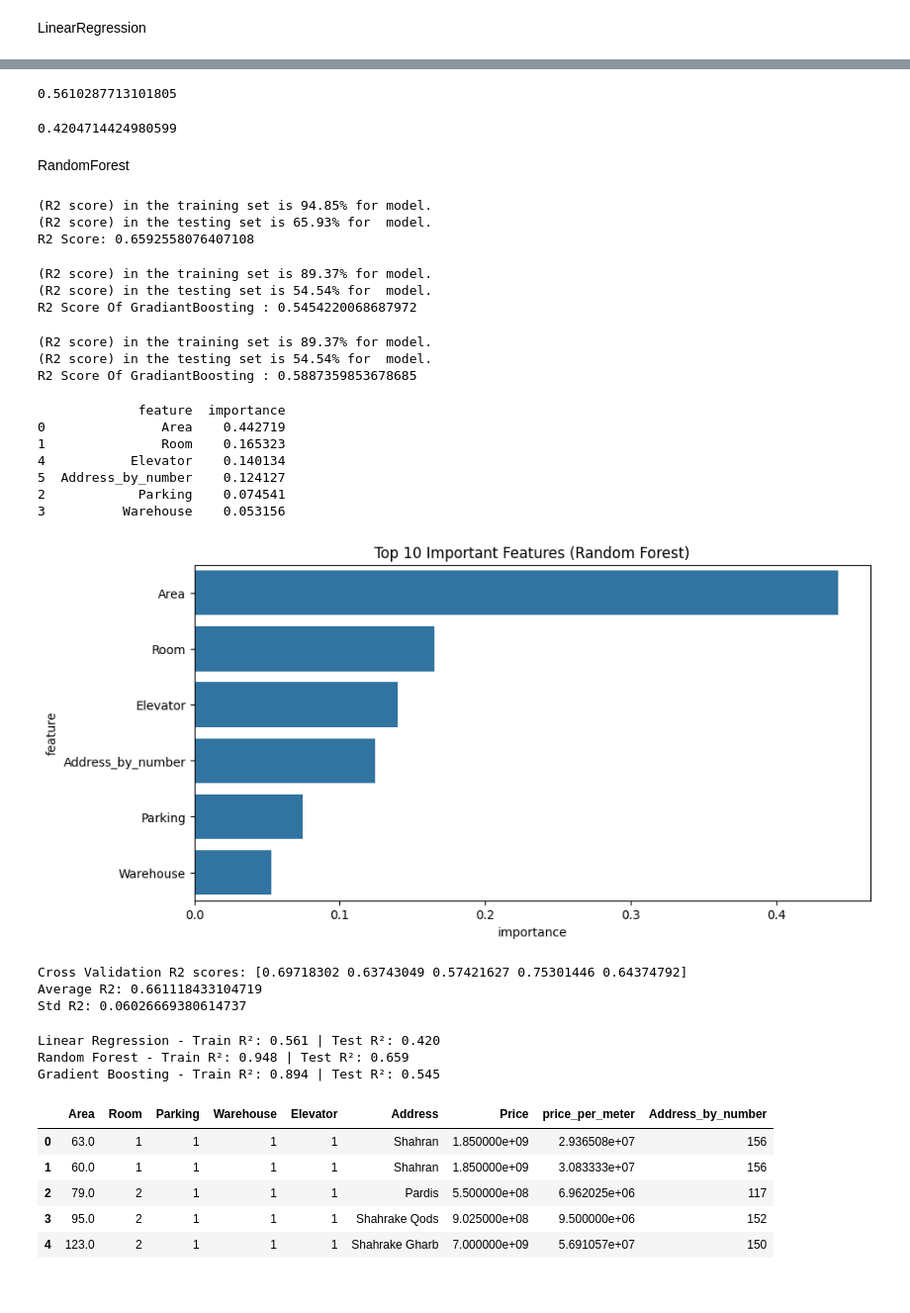
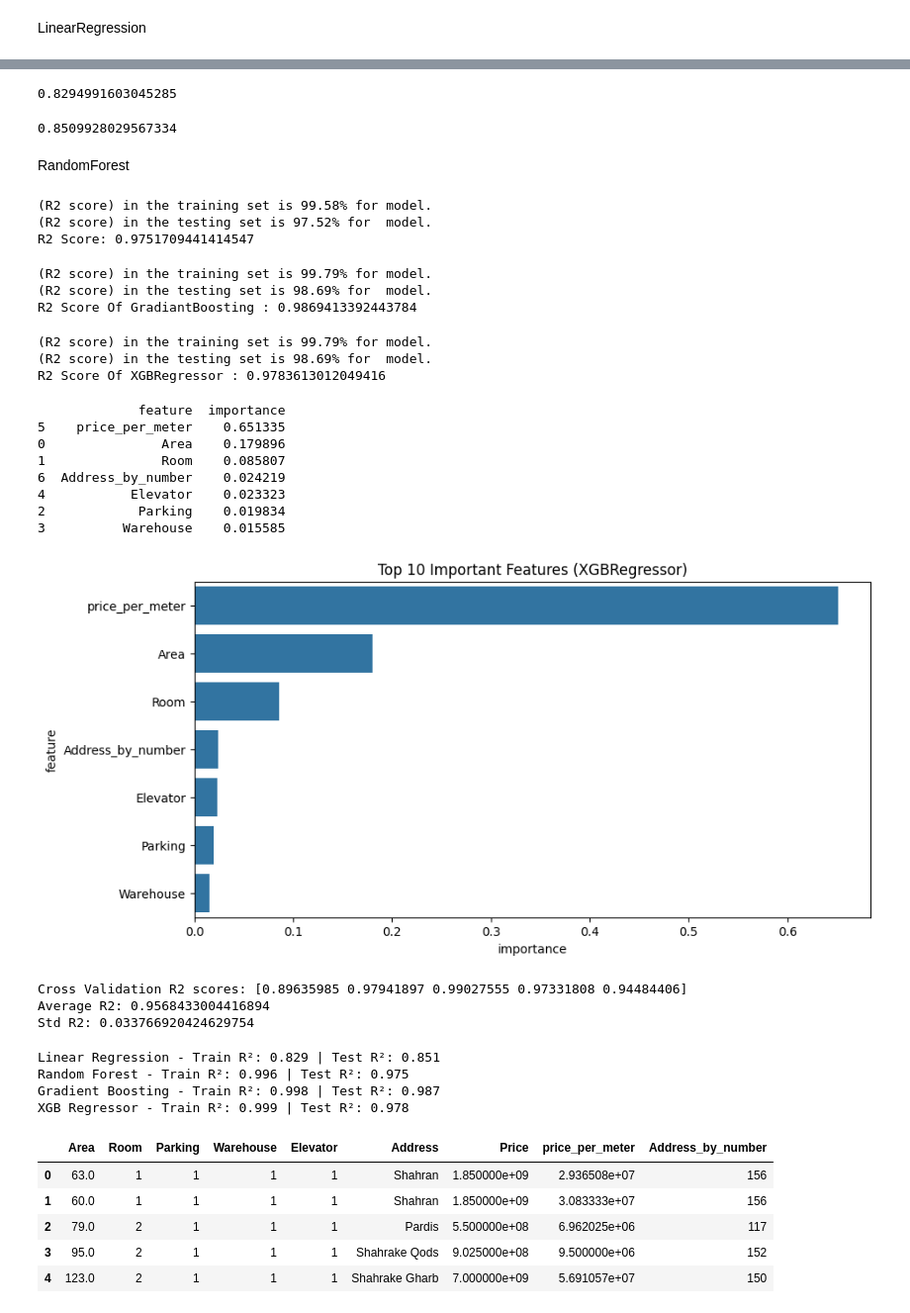
Before and after one commit to sajjadkhazaei/house-prices-in-tehran, a Jupyter notebook: house prices.ipynb, the cells around one changed output, grey strips where cells are left out. Shown: that part at 99% size. Saved outputs shown, nothing was run; the diff lists cells and outputs as text; code cells hidden in the pictures.

```diff
--- a/house prices.ipynb
+++ b/house prices.ipynb
@@ -94,6 +93,6 @@ The percentage of Duplicated in our dataset is : 6.0
 # %%
-df.drop_duplicates(inplace=True)
+'''df.drop_duplicates(inplace=True)
 df.reset_index(inplace=True)
 df.drop('index',axis=1,inplace=True)
-df.head()
+df.head()'''
 # %% [output]
@@ -459,7 +453,7 @@ df.head()
 StandardScaler
 # %%
 from sklearn.preprocessing import StandardScaler
-X = df.drop(columns=['Price','Address','price_per_meter'])
+X = df.drop(columns=['Price','Address'])
 y = df['Price']
 
 scaler = StandardScaler()
@@ -525,11 +524,11 @@ model R²: 0.4204714424980599
 # %%
 model.score(X_train, y_train)
 # %% [output]
-0.5610287713101805
+0.8294991603045285
 # %%
 model.score(X_test, y_test)
 # %% [output]
-0.4204714424980599
+0.8509928029567334
 # %% [markdown]
 RandomForest
 # %%
@@ -547,9 +546,9 @@ print(f"(R2 score) in the testing set is {test_score:0.2%} for  model.")
 
 print("R2 Score:", r2_score(y_test, y_pred))
 # %% [output]
-(R2 score) in the training set is 94.85% for model.
-(R2 score) in the testing set is 65.93% for  model.
-R2 Score: 0.6592558076407108
+(R2 score) in the training set is 99.58% for model.
+(R2 score) in the testing set is 97.52% for  model.
+R2 Score: 0.9751709441414547
 # %%
 from  sklearn.ensemble import GradientBoostingRegressor
 
@@ -564,9 +563,9 @@ print(f"(R2 score) in the training set is {train_score:0.2%} for model.")
 print(f"(R2 score) in the testing set is {test_score:0.2%} for  model.")
 print("R2 Score Of GradiantBoosting :", r2)
 # %% [output]
-(R2 score) in the training set is 89.37% for model.
-(R2 score) in the testing set is 54.54% for  model.
-R2 Score Of GradiantBoosting : 0.5454220068687972
+(R2 score) in the training set is 99.79% for model.
+(R2 score) in the testing set is 98.69% for  model.
+R2 Score Of GradiantBoosting : 0.9869413392443784
 # %%
 import xgboost as xgb
 xgb_model = xgb.XGBRegressor(n_estimators=200,learning_rate=0.1,max_depth=5,subsample=0.8,colsample_bytree=0.8,random_state=42)
@@ -575,32 +574,33 @@ y_pred = xgb_model.predict(X_test)
 r2 = r2_score(y_test, y_pred)
 print(f"(R2 score) in the training set is {train_score:0.2%} for model.")
 print(f"(R2 score) in the testing set is {test_score:0.2%} for  model.")
-print("R2 Score Of GradiantBoosting :", r2_score(y_test, y_pred))
+print("R2 Score Of XGBRegressor :", r2_score(y_test, y_pred))
 # %% [output]
-(R2 score) in the training set is 89.37% for model.
-(R2 score) in the testing set is 54.54% for  model.
-R2 Score Of GradiantBoosting : 0.5887359853678685
+(R2 score) in the training set is 99.79% for model.
+(R2 score) in the testing set is 98.69% for  model.
+R2 Score Of XGBRegressor : 0.9783613012049416
 # %%
 importance = pd.DataFrame({
     'feature': X.columns,
     'importance': xgb_model.feature_importances_
 }).sort_values(by='importance', ascending=False)
 
 print(importance.head(10))
 
 plt.figure(figsize=(10,5))
 sns.barplot(x='importance', y='feature', data=importance.head(10))
-plt.title('Top 10 Important Features (Random Forest)')
+plt.title('Top 10 Important Features (XGBRegressor)')
 plt.show()
 # %% [output]
              feature  importance
-0               Area    0.442719
-1               Room    0.165323
-4           Elevator    0.140134
-5  Address_by_number    0.124127
-2            Parking    0.074541
-3          Warehouse    0.053156
+5    price_per_meter    0.651335
+0               Area    0.179896
+1               Room    0.085807
+6  Address_by_number    0.024219
+4           Elevator    0.023323
+2            Parking    0.019834
+3          Warehouse    0.015585
-[figure, old version]
+[figure, new version]
 # %%
 from sklearn.model_selection import cross_val_score
 cv_scores = cross_val_score(xgb_model, X_train, y_train.values.ravel(), cv=5, scoring='r2')
@@ -608,22 +608,24 @@ print("Cross Validation R2 scores:",cv_scores)
 print("Average R2:", cv_scores.mean())
 print("Std R2:", cv_scores.std())
 # %% [output]
-Cross Validation R2 scores: [0.69718302 0.63743049 0.57421627 0.75301446 0.64374792]
-Average R2: 0.661118433104719
-Std R2: 0.06026669380614737
+Cross Validation R2 scores: [0.89635985 0.97941897 0.99027555 0.97331808 0.94484406]
+Average R2: 0.9568433004416894
+Std R2: 0.033766920424629754
 # %%
 models = {
     "Linear Regression": model,
     "Random Forest": modell,
-    "Gradient Boosting": gb_model
+    "Gradient Boosting": gb_model,
+    "XGB Regressor": xgb_model
 }
 
 for name, m in models.items():
     print(f"{name} - Train R²: {m.score(X_train, y_train):.3f} | Test R²: {m.score(X_test, y_test):.3f}")
 # %% [output]
-Linear Regression - Train R²: 0.561 | Test R²: 0.420
-Random Forest - Train R²: 0.948 | Test R²: 0.659
-Gradient Boosting - Train R²: 0.894 | Test R²: 0.545
+Linear Regression - Train R²: 0.829 | Test R²: 0.851
+Random Forest - Train R²: 0.996 | Test R²: 0.975
+Gradient Boosting - Train R²: 0.998 | Test R²: 0.987
+XGB Regressor - Train R²: 0.999 | Test R²: 0.978
 # %%
 df.head()
 # %% [output]
```
Also changed, not shown: parts of 15 cells of this notebook, 9 other files.
